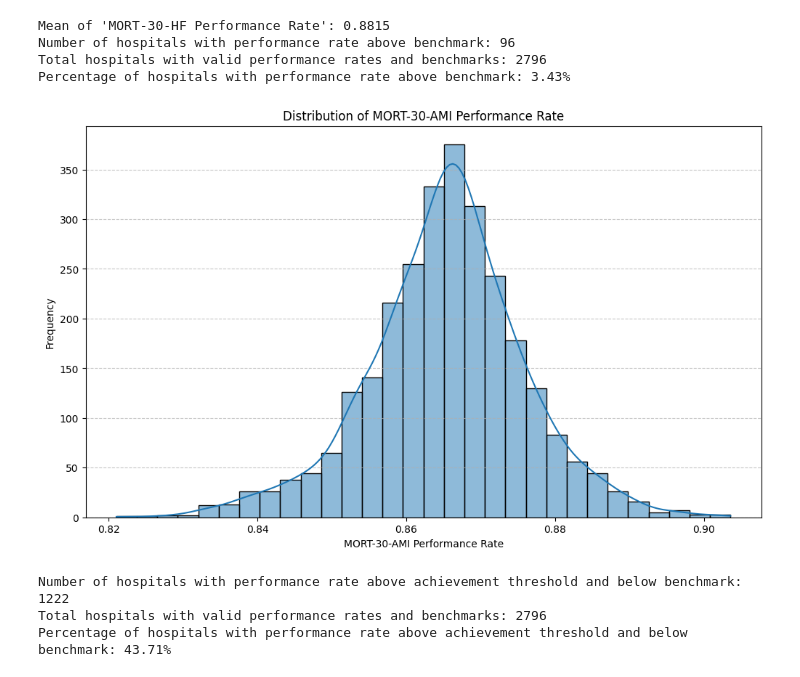
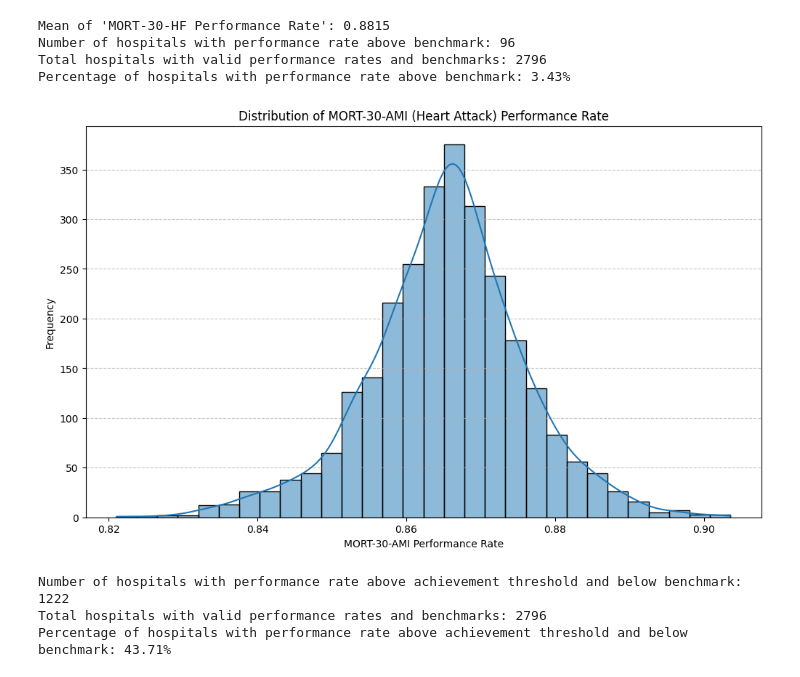
Before and after one commit to HangBuiC/HTM737, a Jupyter notebook: 2025FA_BOS_HTM_737A_Final Project.ipynb, the cells around one changed output. Saved outputs shown, nothing was run; the diff lists cells and outputs as text; code cells hidden in the pictures.

```diff
--- a/2025FA_BOS_HTM_737A_Final Project.ipynb
+++ b/2025FA_BOS_HTM_737A_Final Project.ipynb
@@ -64,26 +64,26 @@ Percentage of hospitals with performance rate above benchmark: 3.43%
 # %%
 #Import plotting library
 import matplotlib.pyplot as plt
 import seaborn as sns
 
 #Convert column to numeric
 df_clinical_care['MORT-30-AMI Performance Rate'] = pd.to_numeric(df_clinical_care['MORT-30-AMI Performance Rate'], errors='coerce')
 
 #Drop rows with missing values.
 df_clinical_care_cleaned_ami = df_clinical_care.dropna(subset=['MORT-30-AMI Performance Rate'])
 
 #Create histogram with 30 bins
 plt.figure(figsize=(12, 7))
 sns.histplot(df_clinical_care_cleaned_ami['MORT-30-AMI Performance Rate'], bins=30, kde=True)
 
 #Style the histogram with title, labels and grid.
-plt.title('Distribution of MORT-30-AMI Performance Rate')
+plt.title('Distribution of MORT-30-AMI (Heart Attack) Performance Rate')
 plt.xlabel('MORT-30-AMI Performance Rate')
 plt.ylabel('Frequency')
 plt.grid(axis='y', linestyle='--', alpha=0.7)
 plt.show()
 # %% [output]
-[figure, old version]
+[figure, new version]
 # %%
 #Count the number of hospitals with performance rate above achievement threshold and below benchmark
 hospitals_between_thresholds = df_clinical_care_cleaned_hf[
```
Also changed, not shown: parts of 2 cells of this notebook.
